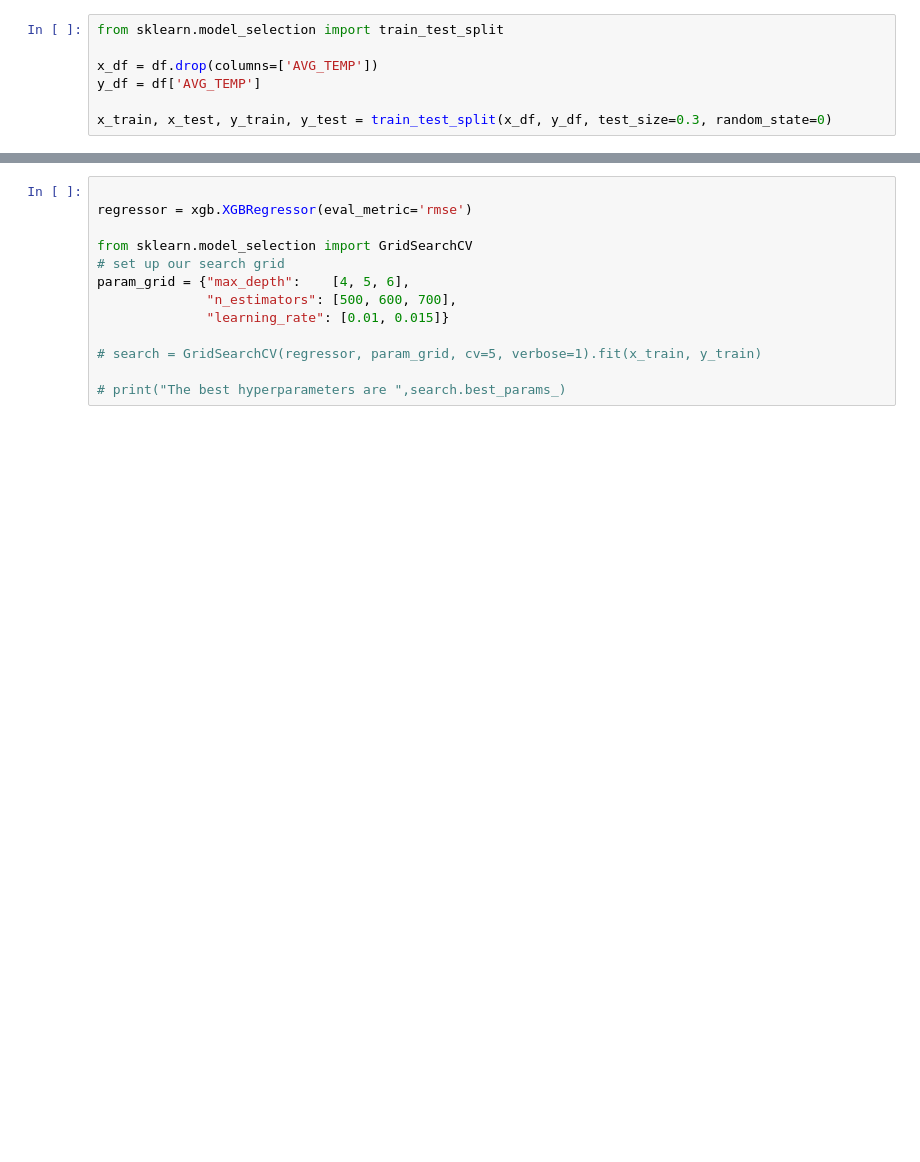
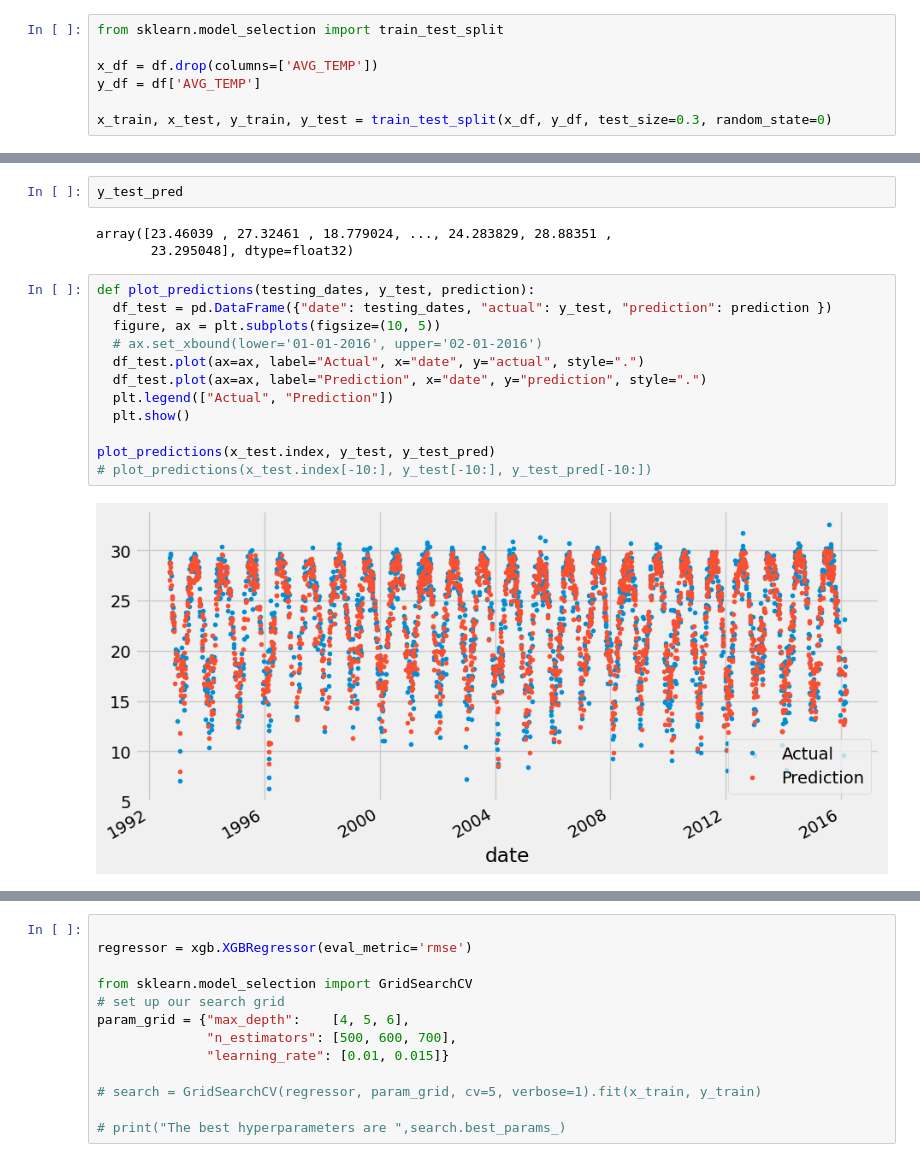
Before and after one commit to Argonaut790/HK-Temperature-Forecasting, a Jupyter notebook: src/xgboost/xgboost.ipynb, the cells around one changed output, grey strips where cells are left out. Cells and saved outputs as stored; diff of their text form; blank space fills up the shorter version.

```diff
--- a/src/xgboost/xgboost.ipynb
+++ b/src/xgboost/xgboost.ipynb
@@ -350,3 +442,22 @@ R^2 score for test set:  0.9352200054664934
+# %%
+y_test_pred
+# %% [output]
+array([23.46039 , 27.32461 , 18.779024, ..., 24.283829, 28.88351 ,
+       23.295048], dtype=float32)
+# %%
+def plot_predictions(testing_dates, y_test, prediction):
+  df_test = pd.DataFrame({"date": testing_dates, "actual": y_test, "prediction": prediction })
+  figure, ax = plt.subplots(figsize=(10, 5))
+  # ax.set_xbound(lower='01-01-2016', upper='02-01-2016')
+  df_test.plot(ax=ax, label="Actual", x="date", y="actual", style=".")
+  df_test.plot(ax=ax, label="Prediction", x="date", y="prediction", style=".")
+  plt.legend(["Actual", "Prediction"])
+  plt.show()
+
+plot_predictions(x_test.index, y_test, y_test_pred)
+# plot_predictions(x_test.index[-10:], y_test[-10:], y_test_pred[-10:])
+# %% [output]
+[figure, added]
 # %%
 fi = pd.DataFrame(data=reg.feature_importances_,
              index=reg.feature_names_in_,
```
Also changed, not shown: parts of 14 cells of this notebook, 19 other files.
